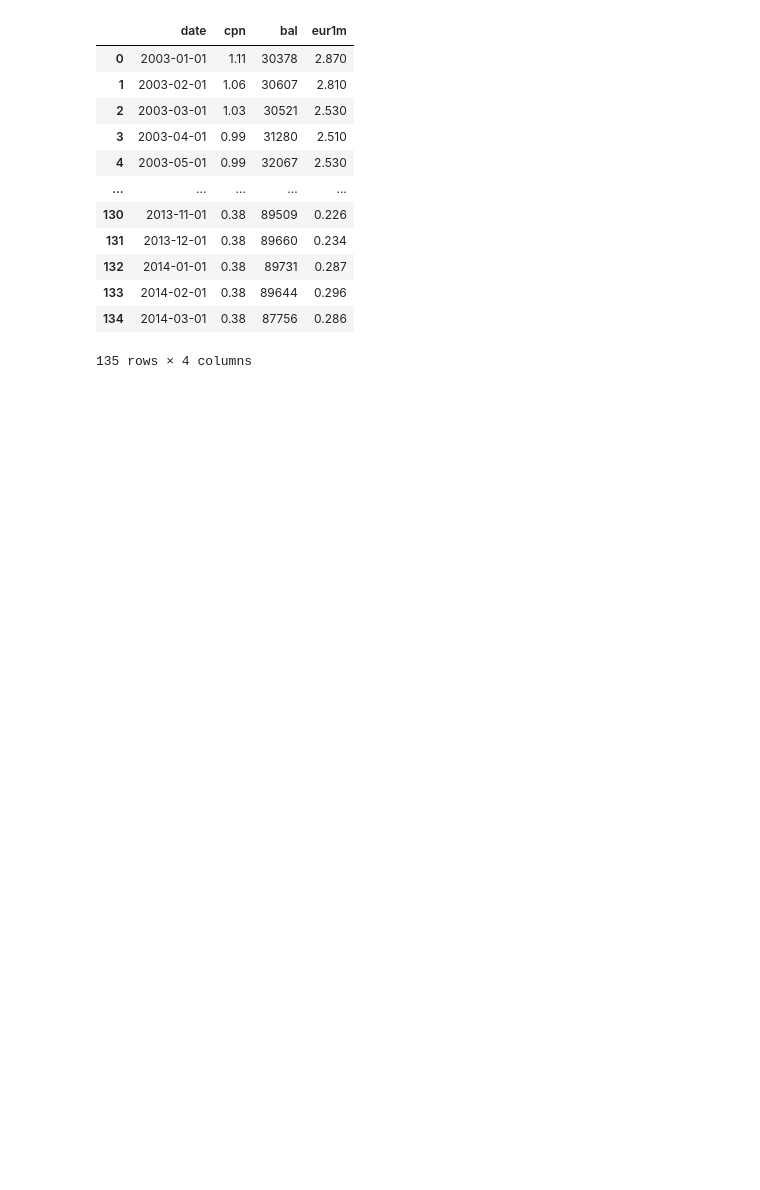
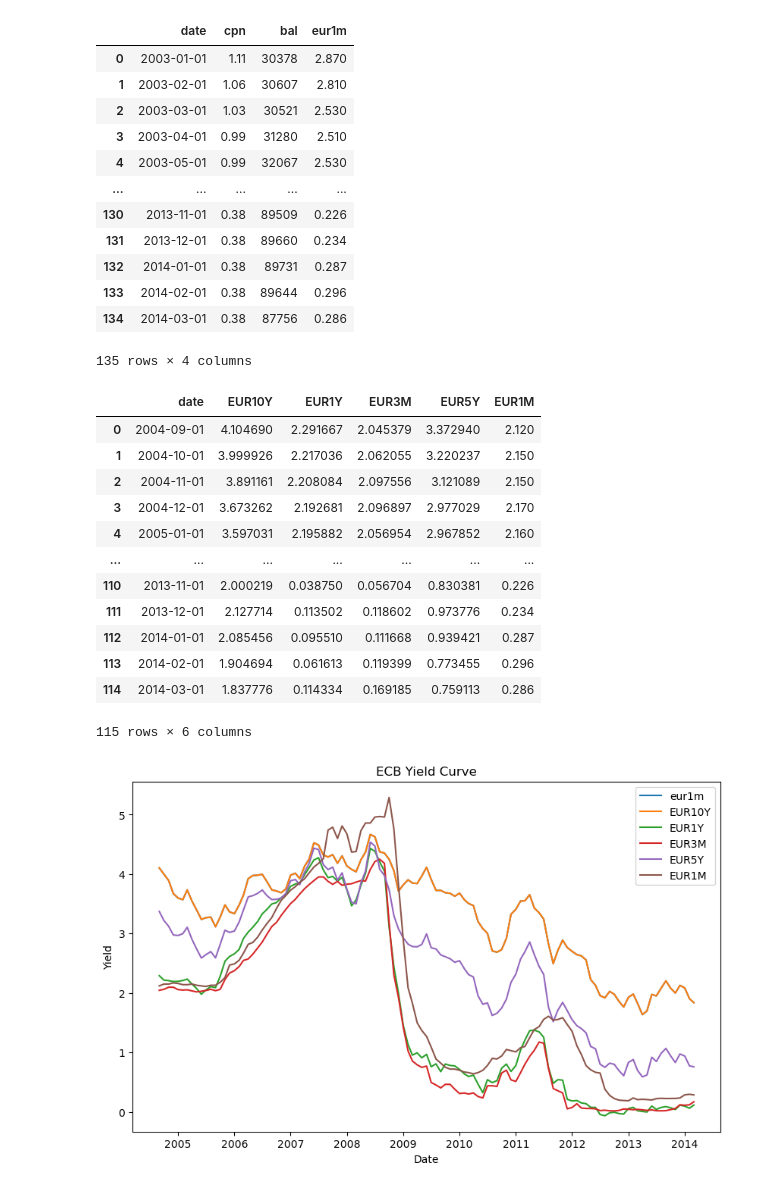
Before and after one commit to gsmyridis/ALM, a Jupyter notebook: experiments.ipynb, the cells around one changed output. Saved outputs shown, nothing was run; the diff lists cells and outputs as text; code cells hidden in the pictures; blank space fills up the shorter version.

```diff
--- a/experiments.ipynb
+++ b/experiments.ipynb
@@ -10,5 +14,5 @@ import statstools as st
 # %%
-portfolio, market = dl.load_data()
+portfolio = dl.load_portfolio()
 TODAY = timeutils.set_today()
 portfolio
 # %% [output]
@@ -26,3 +30,6 @@ portfolio
 | 146 | ret_td_1 | Retail term deposit | -1270 | FIX | 1 | 55 | 2013-11-28 | 2015-08-28 | BULLET | ... |
 | 147 | oth_l_1 | Other non-interest bearing liabil... | -3930 | FIX | 1 | 0 | 2014-09-30 | 2030-12-31 | BULLET | ... |
 147 rows × 11 columns
+# %%
+market = dl.load_market()
+market
@@ -254,3 +278,20 @@ nmd
 | 133 | 2014-02-01 | 0.38 | 89644 | 0.296 |
 | 134 | 2014-03-01 | 0.38 | 87756 | 0.286 |
 135 rows × 4 columns
+# %%
+dl.load_yields(True)
+# %% [output]
+|  | date | EUR10Y | EUR1Y | EUR3M | EUR5Y | EUR1M |
+| 0 | 2004-09-01 | 4.104690 | 2.291667 | 2.045379 | 3.372940 | 2.120 |
+| 1 | 2004-10-01 | 3.999926 | 2.217036 | 2.062055 | 3.220237 | 2.150 |
+| 2 | 2004-11-01 | 3.891161 | 2.208084 | 2.097556 | 3.121089 | 2.150 |
+| 3 | 2004-12-01 | 3.673262 | 2.192681 | 2.096897 | 2.977029 | 2.170 |
+| 4 | 2005-01-01 | 3.597031 | 2.195882 | 2.056954 | 2.967852 | 2.160 |
+| ... | ... | ... | ... | ... | ... | ... |
+| 110 | 2013-11-01 | 2.000219 | 0.038750 | 0.056704 | 0.830381 | 0.226 |
+| 111 | 2013-12-01 | 2.127714 | 0.113502 | 0.118602 | 0.973776 | 0.234 |
+| 112 | 2014-01-01 | 2.085456 | 0.095510 | 0.111668 | 0.939421 | 0.287 |
+| 113 | 2014-02-01 | 1.904694 | 0.061613 | 0.119399 | 0.773455 | 0.296 |
+| 114 | 2014-03-01 | 1.837776 | 0.114334 | 0.169185 | 0.759113 | 0.286 |
+115 rows × 6 columns
+[figure, added]
```
Also changed, not shown: parts of 17 cells of this notebook.
